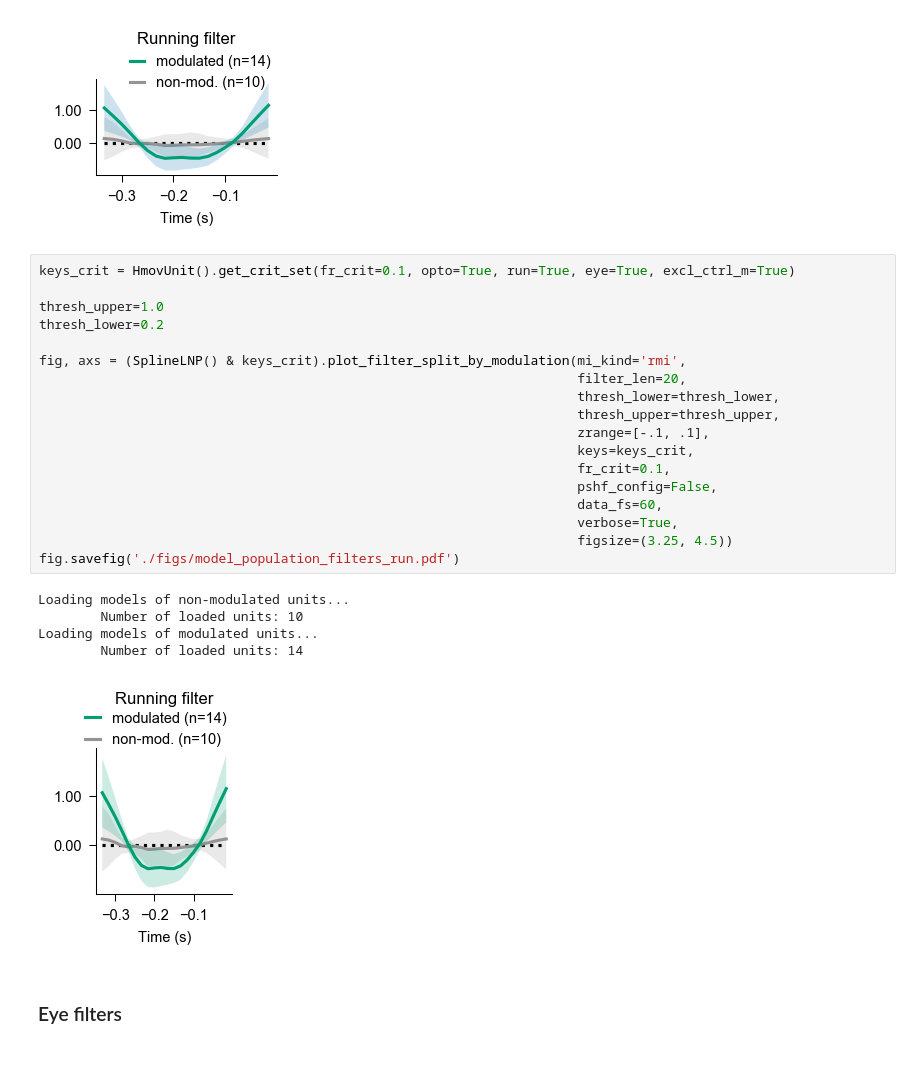
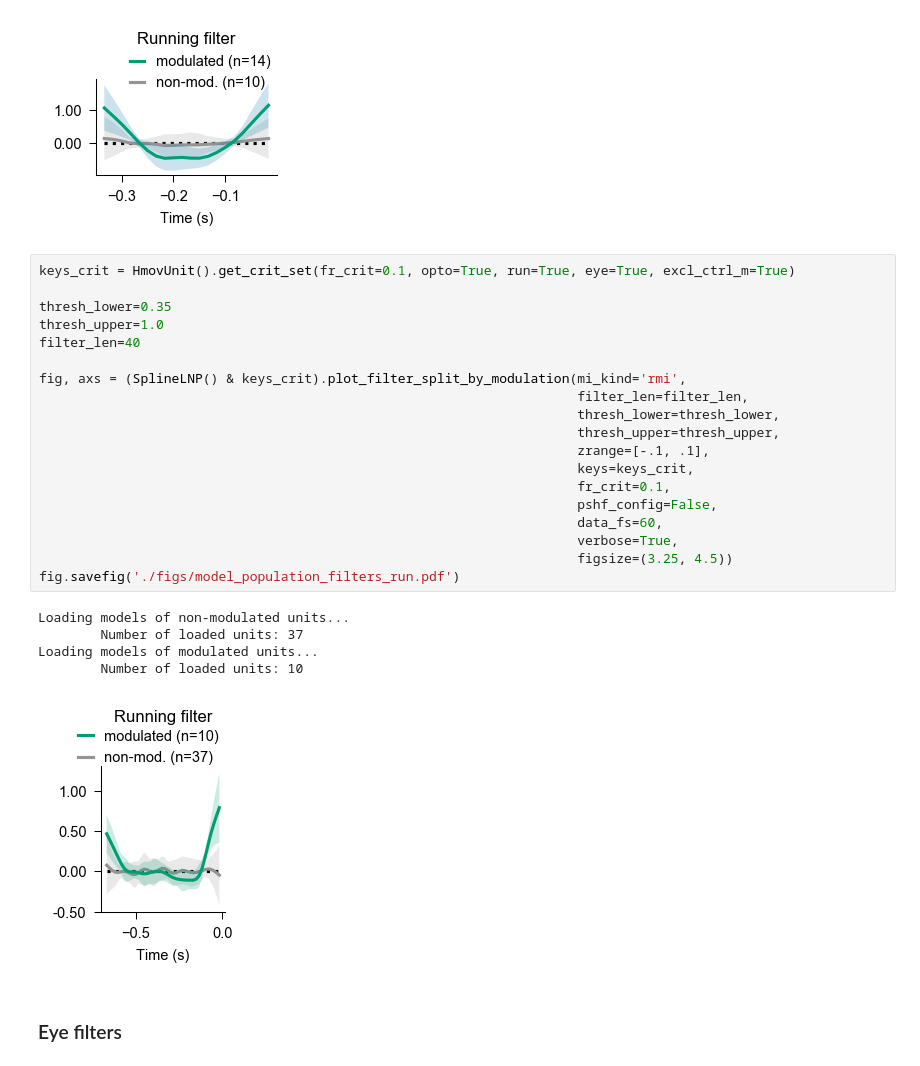
Before and after one commit to yannikbauer/hollymov_code, a Jupyter notebook: hmov_code/fig_model_population/plot_model_population.ipynb, the cells around one changed output. Drawn from its saved outputs; the diff is of its cells as text.

```diff
--- a/hmov_code/fig_model_population/plot_model_population.ipynb
+++ b/hmov_code/fig_model_population/plot_model_population.ipynb
@@ -338,27 +334,28 @@ Loading models of modulated units...
 # %%
 keys_crit = HmovUnit().get_crit_set(fr_crit=0.1, opto=True, run=True, eye=True, excl_ctrl_m=True)
 
+thresh_lower=0.35
 thresh_upper=1.0
-thresh_lower=0.2
+filter_len=40
 
 fig, axs = (SplineLNP() & keys_crit).plot_filter_split_by_modulation(mi_kind='rmi',
-                                                                     filter_len=20,
+                                                                     filter_len=filter_len,
                                                                      thresh_lower=thresh_lower,
                                                                      thresh_upper=thresh_upper,
                                                                      zrange=[-.1, .1],
                                                                      keys=keys_crit,
                                                                      fr_crit=0.1,
                                                                      pshf_config=False,
                                                                      data_fs=60,
                                                                      verbose=True,
                                                                      figsize=(3.25, 4.5))
 fig.savefig('./figs/model_population_filters_run.pdf')
 # %% [output]
 Loading models of non-modulated units...
+        Number of loaded units: 37
+Loading models of modulated units...
         Number of loaded units: 10
-Loading models of modulated units...
-        Number of loaded units: 14
-[figure, old version]
+[figure, new version]
 # %% [markdown]
 ### Eye filters
 # %% [markdown]
```
Also changed, not shown: parts of 13 cells of this notebook, 13 other files.
